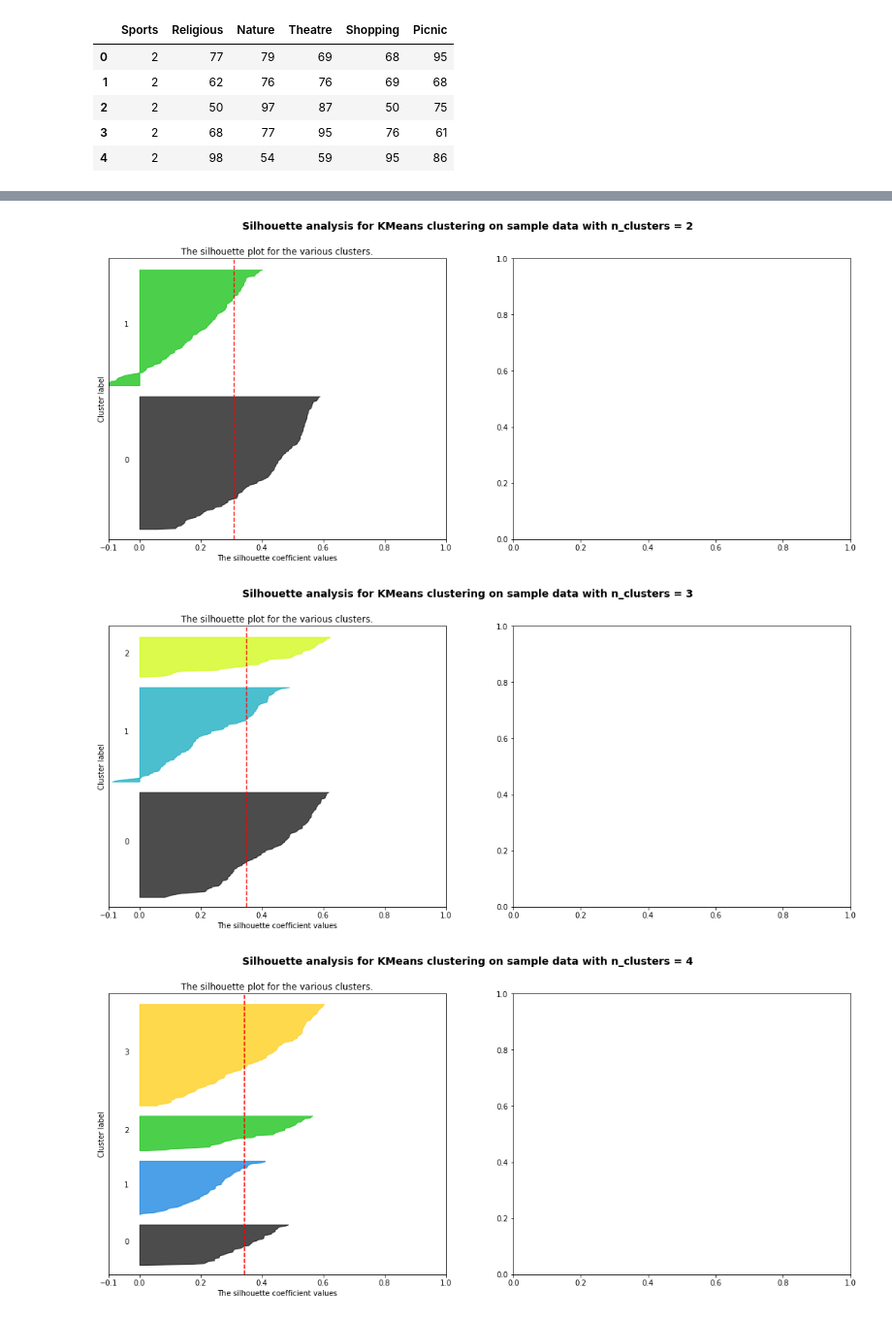
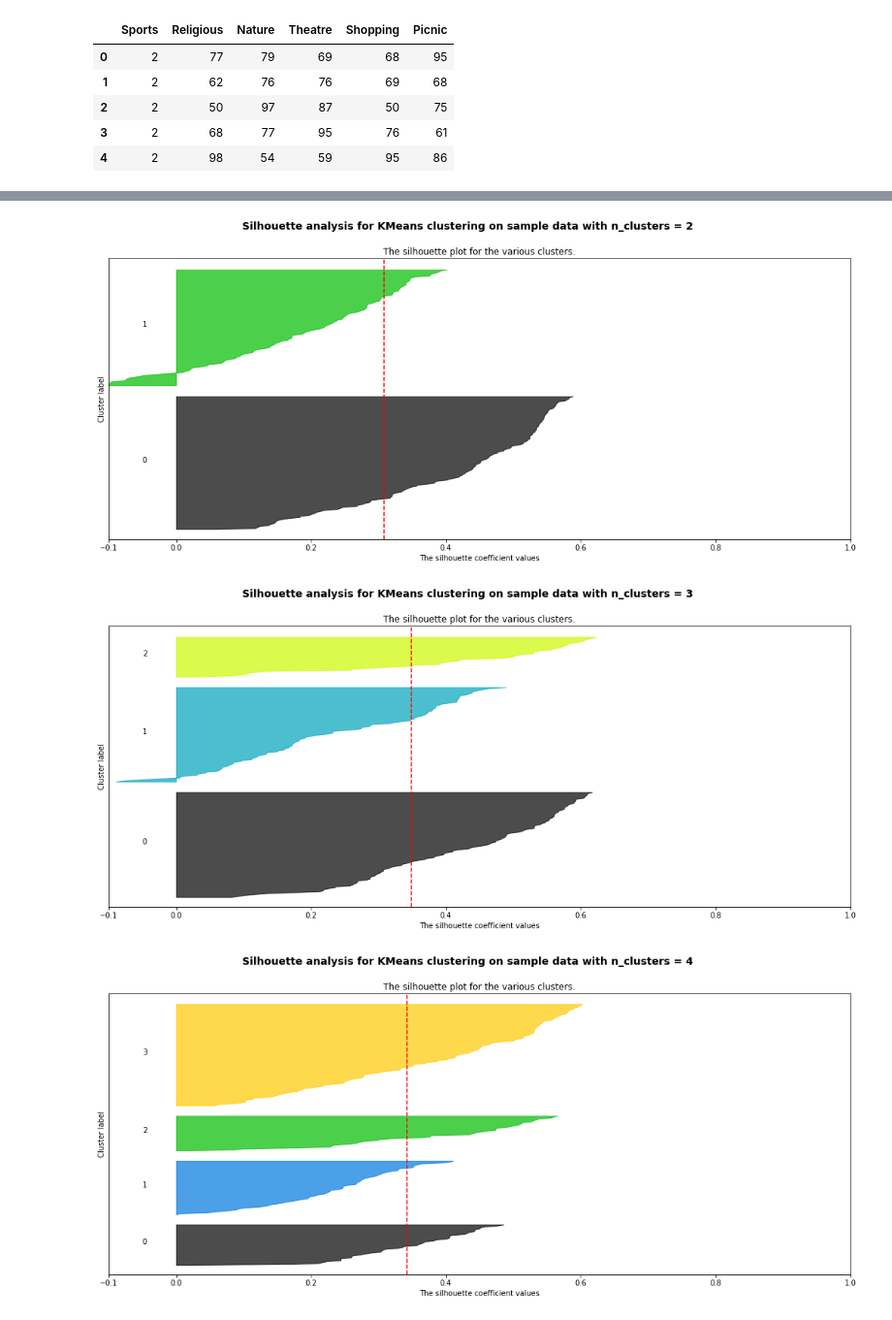
Before and after one commit to ale-wyss/uah_unsup_and_rei_learning, a Jupyter notebook: UnsupervisedAndReinforcementLearning_Assigment.ipynb, the cells around one changed output, grey strips where cells are left out. Shown at 97% size. Saved outputs shown, nothing was run; the diff lists cells and outputs as text; code cells hidden in the pictures.

```diff
--- a/UnsupervisedAndReinforcementLearning_Assigment.ipynb
+++ b/UnsupervisedAndReinforcementLearning_Assigment.ipynb
@@ -110,7 +110,7 @@ range_n_clusters = [2, 3, 4, 5, 6, 7, 8]
 
 for n_clusters in range_n_clusters:
     # Create a subplot with 1 row and 2 columns
-    fig, (ax1, ax2) = plt.subplots(1, 2)
+    fig, (ax1) = plt.subplots(1, 1)
     fig.set_size_inches(18, 7)
 
     # The 1st subplot is the silhouette plot
@@ -155,33 +155,33 @@ for n_clusters in range_n_clusters:
 
         # Label the silhouette plots with their cluster numbers at the middle
         ax1.text(-0.05, y_lower + 0.5 * size_cluster_i, str(i))
 
         # Compute the new y_lower for next plot
         y_lower = y_upper + 10  # 10 for the 0 samples
 
     ax1.set_title("The silhouette plot for the various clusters.")
     ax1.set_xlabel("The silhouette coefficient values")
     ax1.set_ylabel("Cluster label")
 
     # The vertical line for average silhouette score of all the values
     ax1.axvline(x=silhouette_avg, color="red", linestyle="--")
 
     ax1.set_yticks([])  # Clear the yaxis labels / ticks
     ax1.set_xticks([-0.1, 0, 0.2, 0.4, 0.6, 0.8, 1])
 
     plt.suptitle(("Silhouette analysis for KMeans clustering on sample data "
                   "with n_clusters = %d" % n_clusters),
                  fontsize=14, fontweight='bold')
 
 plt.show()
 # %% [output]
 For n_clusters = 2 The average silhouette_score is : 0.3079416087641895
 For n_clusters = 3 The average silhouette_score is : 0.3492187864800945
 For n_clusters = 4 The average silhouette_score is : 0.3422572691507888
 For n_clusters = 5 The average silhouette_score is : 0.28964374748052757
 For n_clusters = 6 The average silhouette_score is : 0.3033195913592543
 For n_clusters = 7 The average silhouette_score is : 0.2807053525003885
 For n_clusters = 8 The average silhouette_score is : 0.3054187605036031
-[figure, old version]
+[figure, new version]
-[figure, old version]
+[figure, new version]
-[figure, old version]
+[figure, new version]
```
Also changed, not shown: parts of 23 cells of this notebook.
